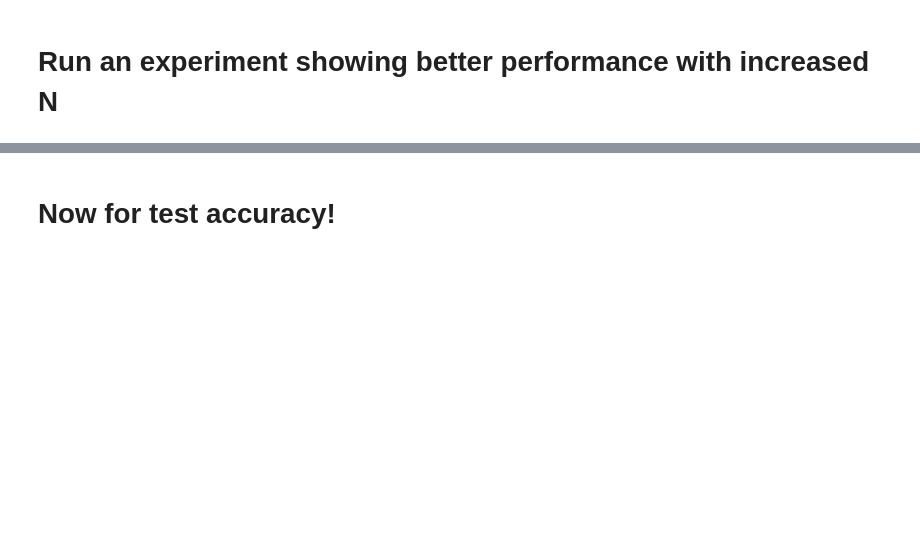
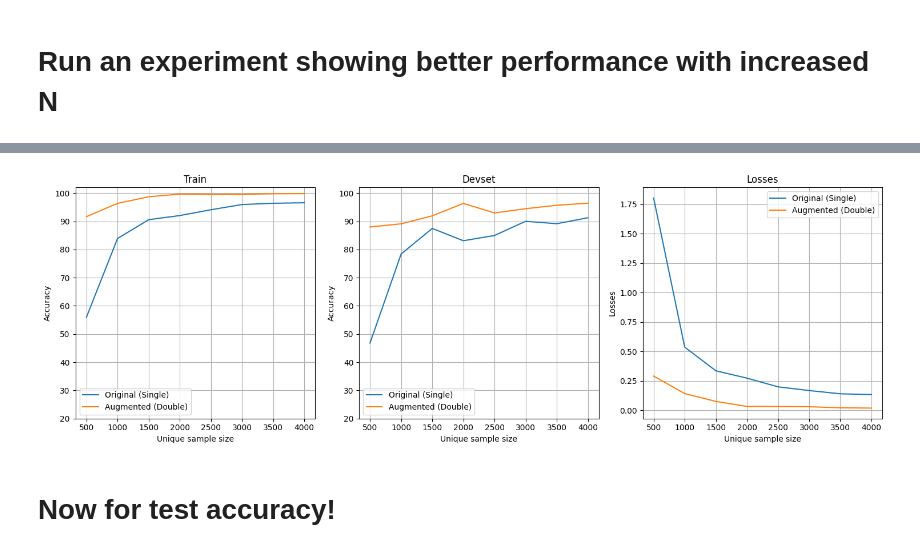
Before and after one commit to scott-huberty/DeepUnderstandingOfDeepLearning, a Jupyter notebook: data/DUDL_data_noiseAugmentation_SH.ipynb, the cells around one changed output, grey strips where cells are left out. Saved outputs shown, nothing was run; the diff lists cells and outputs as text; code cells hidden in the pictures; blank space fills up the shorter version.

```diff
--- a/data/DUDL_data_noiseAugmentation_SH.ipynb
+++ b/data/DUDL_data_noiseAugmentation_SH.ipynb
@@ -257,13 +247,17 @@ def createTheMNISTNet():
 # %%
 # a function that trains the model
 
-def function2trainTheModel():
+def train_the_model(train_loader, devset_loader):
+  from copy import deepcopy
+
+  train_loader = deepcopy(train_loader)
+  devset_loader = deepcopy(devset_loader)
 
   # number of epochs
   numepochs = 50
 
   # create a new model
-  net,lossfun,optimizer = createTheMNISTNet()
+  net, lossfun, optimizer = createTheMNISTNet()
 
   # initialize losses
   losses    = torch.zeros(numepochs)
@@ -277,11 +271,11 @@ def function2trainTheModel():
     # loop over training data batches
     batchAcc  = []
     batchLoss = []
-    for X,y in train_loader:
+    for X, y in train_loader:
 
       # forward pass and loss
       yHat = net(X)
-      loss = lossfun(yHat,y)
+      loss = lossfun(yHat, y)
 
       # backprop
       optimizer.zero_grad()
@@ -292,7 +286,7 @@ def function2trainTheModel():
       batchLoss.append(loss.item())
 
       # compute accuracy
-      matches = torch.argmax(yHat,axis=1) == y     # booleans (false/true)
+      matches = torch.argmax(yHat, axis=1) == y     # booleans (false/true)
       matchesNumeric = matches.float()             # convert to numbers (0/1)
       accuracyPct = 100*torch.mean(matchesNumeric) # average and x100
       batchAcc.append( accuracyPct )               # add to list of accuracies
@@ -305,7 +299,7 @@ def function2trainTheModel():
     losses[epochi] = np.mean(batchLoss)
 
     # devset accuracy
-    X,y = next(iter(devset_loader)) # extract X,y from devset dataloader
+    X, y = next(iter(devset_loader)) # extract X,y from devset dataloader
     with torch.no_grad(): # deactivates autograd
       yHat = net(X)
 
@@ -315,6 +309,6 @@ def function2trainTheModel():
   # end epochs
 
   # function output
-  return trainAcc,devsetAcc,losses,net
+  return trainAcc, devsetAcc, losses, net
 # %% [markdown]
 # Run an experiment showing better performance with increased N
@@ -358,32 +437,34 @@ for idx,ssize in enumerate(samplesizes):
 # %%
 # Let's see what the results look like!
 
-fig,ax = plt.subplots(1,3,figsize=(15,5))
+fig,ax = plt.subplots(1, 3, figsize=(15,5), constrained_layout=True)
 
 # axis and title labels
-titles    = ['Train','Devset','Losses']
-yaxlabels = ['Accuracy','Accuracy','Losses']
+titles    = ['Train', 'Devset', 'Losses']
+metrics = ['train_acc', 'devset_acc', 'loss']
+yaxlabels = ['Accuracy', 'Accuracy', 'Losses']
 
 # common features
-for i in range(3):
+for i, ax in enumerate(ax):
 
-  # plot the lines
-  ax[i].plot(samplesizes,resultsSingle[:,i],'s-',label='Original')
-  ax[i].plot(samplesizes,resultsDouble[:,i],'s-',label='Augmented')
+  results_ds["single"].sel(metric=metrics[i]).plot(ax=ax, label="Original (Single)")
+  results_ds["double"].sel(metric=metrics[i]).plot(ax=ax, label="Augmented (Double)")
 
   # make it look nicer
-  ax[i].set_ylabel(yaxlabels[i])
-  ax[i].set_title(titles[i])
-  ax[i].legend()
-  ax[i].set_xlabel('Unique sample size')
-  ax[i].grid('on')
+  ax.set_ylabel(yaxlabels[i])
+  ax.set_title(titles[i])
+  ax.legend()
+  ax.set_xlabel('Unique sample size')
+  ax.grid('on')
 
   if i<2:
-    ax[i].set_ylim([20,102])
+    ax.set_ylim([20, 102])
 
 
 plt.tight_layout()
 plt.show()
+# %% [output]
+[figure, added]
 # %% [markdown]
 # Now for test accuracy!
 # %%
```
Also changed, not shown: parts of 19 cells of this notebook.
